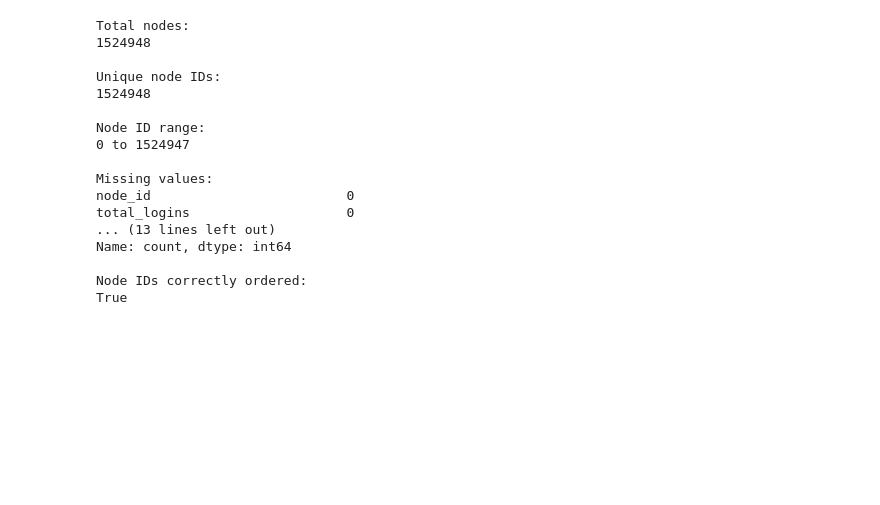
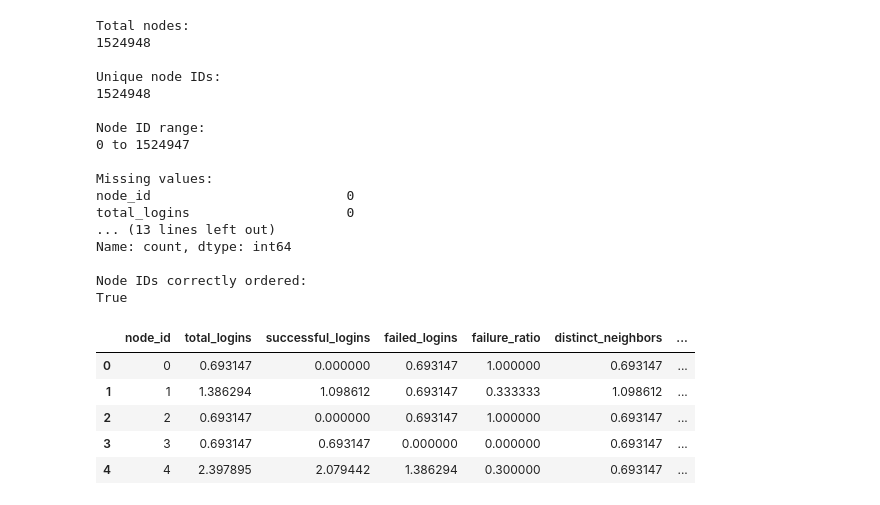
Before and after one commit to gulfatima-git/CredBlock-FL, a Jupyter notebook: notebooks/local_graph_construction.ipynb, the cells around one changed output. Saved outputs shown, nothing was run; the diff lists cells and outputs as text; code cells hidden in the pictures; blank space fills up the shorter version.

Commit message:
Org1 Node Feature Transformation complete

```diff
--- a/notebooks/local_graph_construction.ipynb
+++ b/notebooks/local_graph_construction.ipynb
@@ -837,3 +837,30 @@ Name: count, dtype: int64
 
 Node IDs correctly ordered:
 True
+# %%
+import numpy as np
+
+org1_model_nodes = org1_node_features.copy()
+
+count_features = [
+    "total_logins",
+    "successful_logins",
+    "failed_logins",
+    "distinct_neighbors",
+    "max_logins_10min",
+    "max_distinct_neighbors_10min"
+]
+
+for column in count_features:
+    org1_model_nodes[column] = np.log1p(
+        org1_model_nodes[column]
+    )
+
+display(org1_model_nodes.head())
+# %% [output]
+|  | node_id | total_logins | successful_logins | failed_logins | failure_ratio | distinct_neighbors | ... |
+| 0 | 0 | 0.693147 | 0.000000 | 0.693147 | 1.000000 | 0.693147 | ... |
+| 1 | 1 | 1.386294 | 1.098612 | 0.693147 | 0.333333 | 1.098612 | ... |
+| 2 | 2 | 0.693147 | 0.000000 | 0.693147 | 1.000000 | 0.693147 | ... |
+| 3 | 3 | 0.693147 | 0.693147 | 0.000000 | 0.000000 | 0.693147 | ... |
+| 4 | 4 | 2.397895 | 2.079442 | 1.386294 | 0.300000 | 0.693147 | ... |
```
Also changed, not shown: parts of 1 cell of this notebook.
